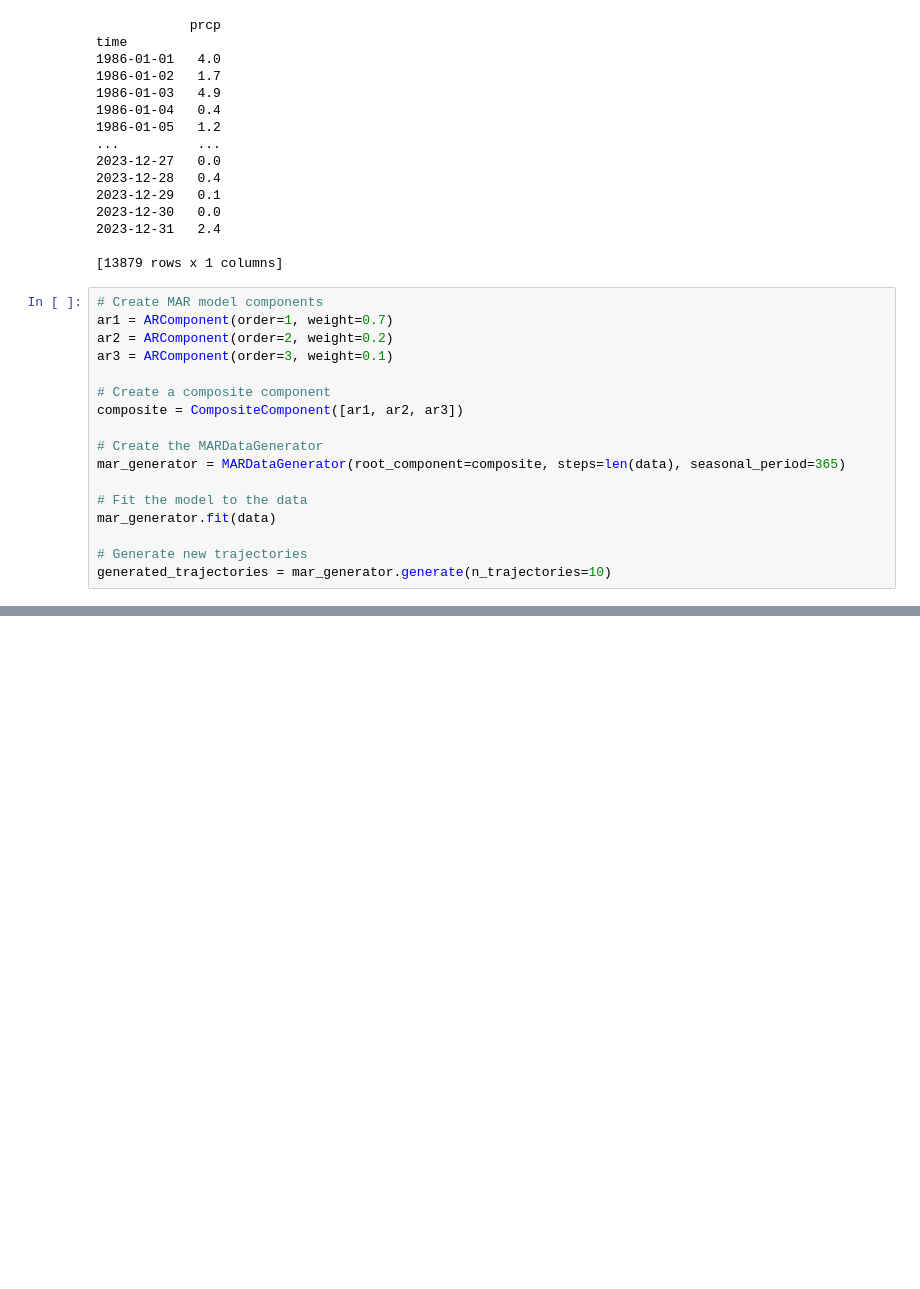
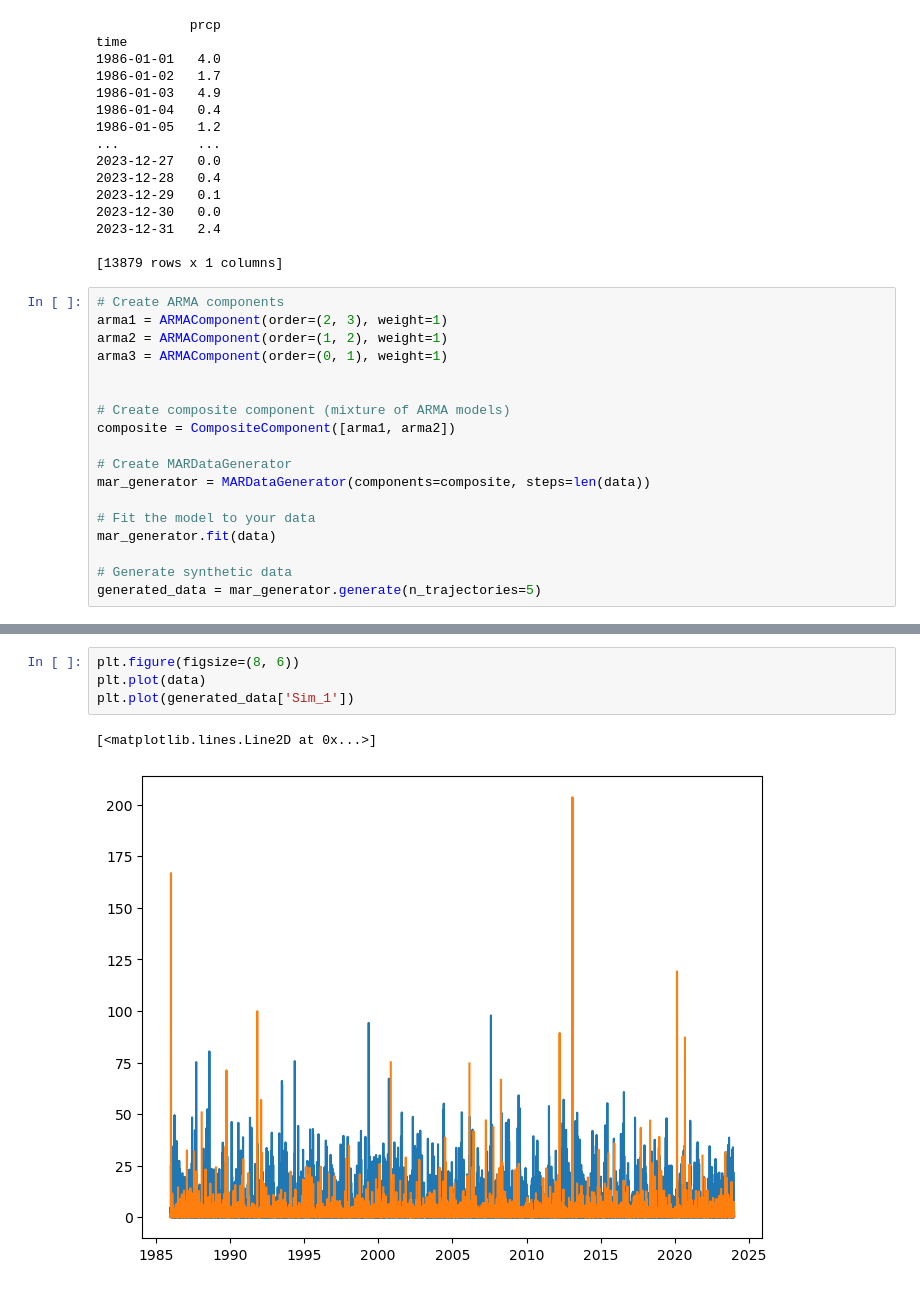
Before and after one commit to CooperBigFoot/gratis-precip, a Jupyter notebook: examples/example.ipynb, the cells around one changed output, grey strips where cells are left out. Saved outputs shown, nothing was run; the diff lists cells and outputs as text; blank space fills up the shorter version.

```diff
--- a/examples/example.ipynb
+++ b/examples/example.ipynb
@@ -298,19 +298,20 @@ time
 
 [13879 rows x 1 columns]
 # %%
-# Create MAR model components
-ar1 = ARComponent(order=1, weight=0.7)
-ar2 = ARComponent(order=2, weight=0.2)
-ar3 = ARComponent(order=3, weight=0.1)
+# Create ARMA components
+arma1 = ARMAComponent(order=(2, 3), weight=1)
+arma2 = ARMAComponent(order=(1, 2), weight=1)
+arma3 = ARMAComponent(order=(0, 1), weight=1)
 
-# Create a composite component
-composite = CompositeComponent([ar1, ar2, ar3])
 
-# Create the MARDataGenerator
-mar_generator = MARDataGenerator(root_component=composite, steps=len(data), seasonal_period=365)
+# Create composite component (mixture of ARMA models)
+composite = CompositeComponent([arma1, arma2])
 
-# Fit the model to the data
+# Create MARDataGenerator
+mar_generator = MARDataGenerator(components=composite, steps=len(data))
+
+# Fit the model to your data
 mar_generator.fit(data)
 
-# Generate new trajectories
-generated_trajectories = mar_generator.generate(n_trajectories=10)
+# Generate synthetic data
+generated_data = mar_generator.generate(n_trajectories=5)
@@ -345,0 +335,7 @@ plot_multiple_time_series(
+# %%
+plt.figure(figsize=(8, 6))
+plt.plot(data)
+plt.plot(generated_data['Sim_1'])
+# %% [output]
+[<matplotlib.lines.Line2D at 0x...>]
+[figure, added]
```
Also changed, not shown: parts of 6 cells of this notebook, 3 other files.
